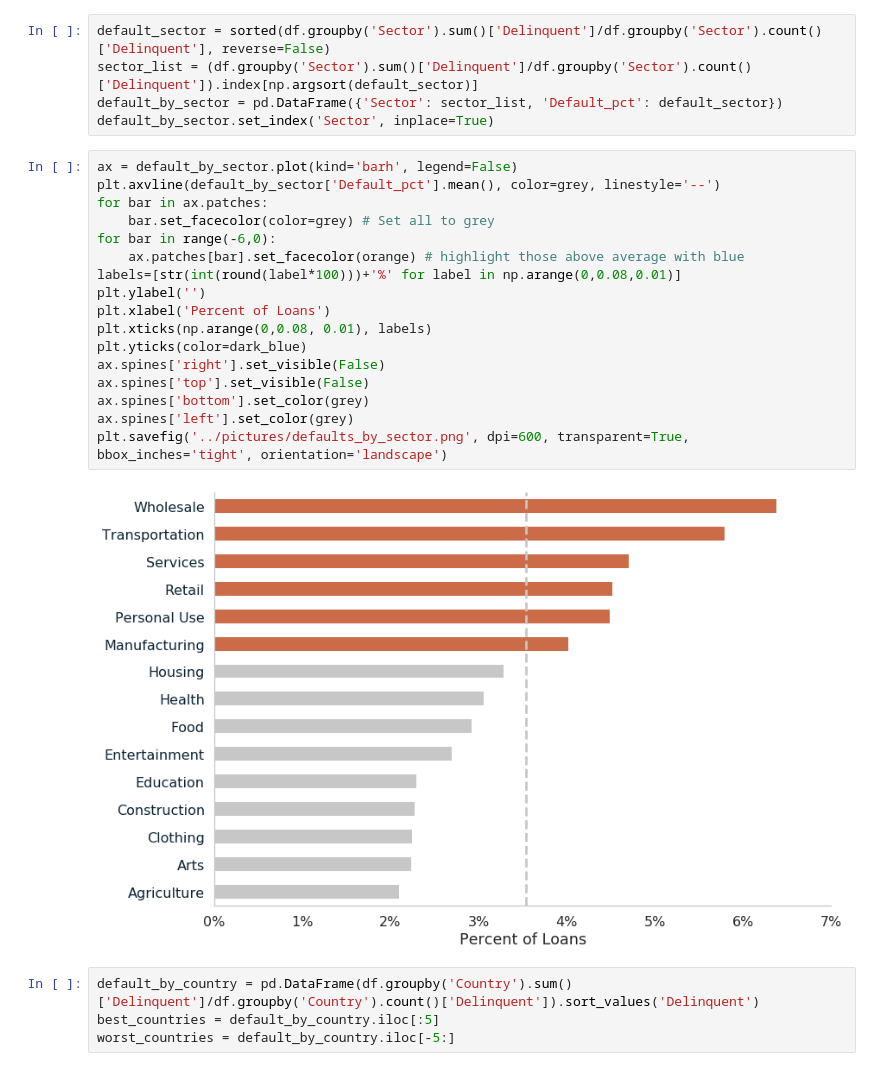
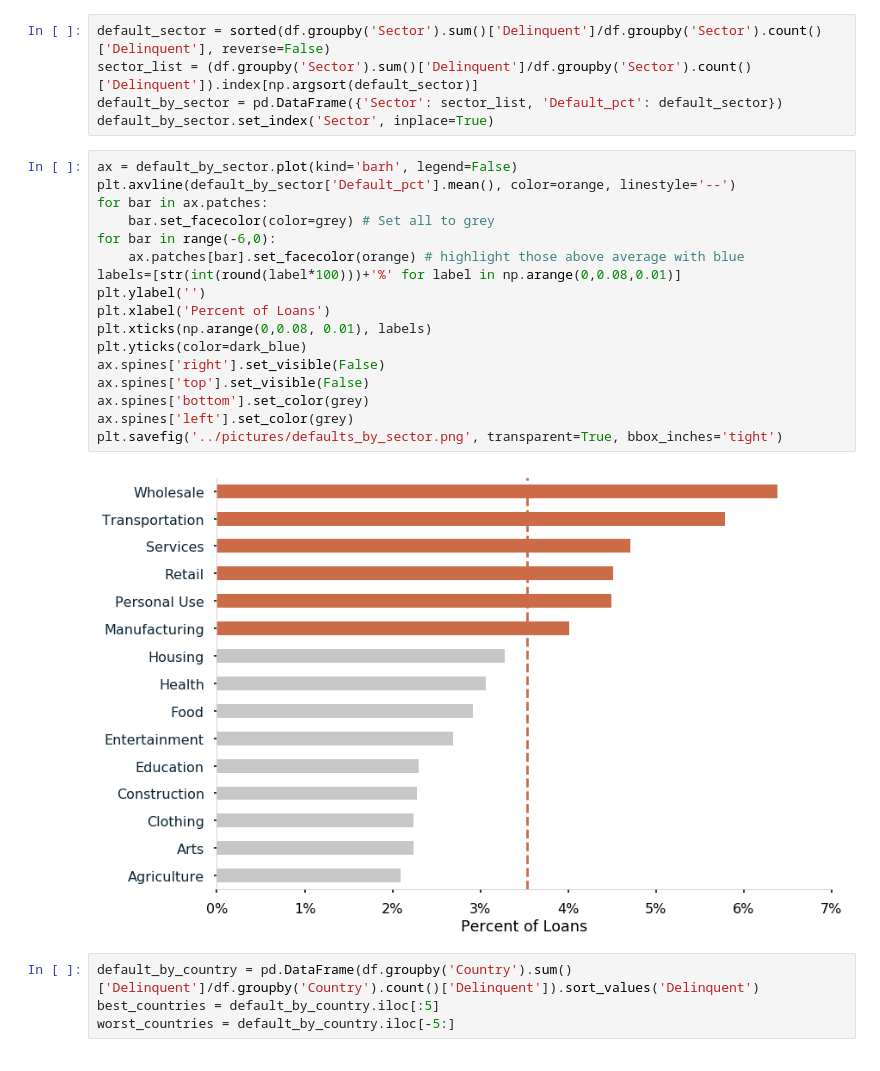
Before and after one commit to clcarver1130/dsi_capstone_project, a Jupyter notebook: notebooks/intial_eda.ipynb, the cells around one changed output. Cells and saved outputs as stored; diff of their text form.

Commit message:
resized figures

```diff
--- a/notebooks/intial_eda.ipynb
+++ b/notebooks/intial_eda.ipynb
@@ -62,23 +62,23 @@ default_by_sector = pd.DataFrame({'Sector': sector_list, 'Default_pct': default_
 default_by_sector.set_index('Sector', inplace=True)
 # %%
 ax = default_by_sector.plot(kind='barh', legend=False)
-plt.axvline(default_by_sector['Default_pct'].mean(), color=grey, linestyle='--')
+plt.axvline(default_by_sector['Default_pct'].mean(), color=orange, linestyle='--')
 for bar in ax.patches:
     bar.set_facecolor(color=grey) # Set all to grey
 for bar in range(-6,0):
     ax.patches[bar].set_facecolor(orange) # highlight those above average with blue
 labels=[str(int(round(label*100)))+'%' for label in np.arange(0,0.08,0.01)]
 plt.ylabel('')
 plt.xlabel('Percent of Loans')
 plt.xticks(np.arange(0,0.08, 0.01), labels)
 plt.yticks(color=dark_blue)
 ax.spines['right'].set_visible(False)
 ax.spines['top'].set_visible(False)
 ax.spines['bottom'].set_color(grey)
 ax.spines['left'].set_color(grey)
-plt.savefig('../pictures/defaults_by_sector.png', dpi=600, transparent=True, bbox_inches='tight', orientation='landscape')
+plt.savefig('../pictures/defaults_by_sector.png', transparent=True, bbox_inches='tight')
 # %% [output]
-[figure, old version]
+[figure, new version]
 # %%
 default_by_country = pd.DataFrame(df.groupby('Country').sum()['Delinquent']/df.groupby('Country').count()['Delinquent']).sort_values('Delinquent')
 best_countries = default_by_country.iloc[:5]
```
Also changed, not shown: parts of 5 cells of this notebook, 6 other files.
